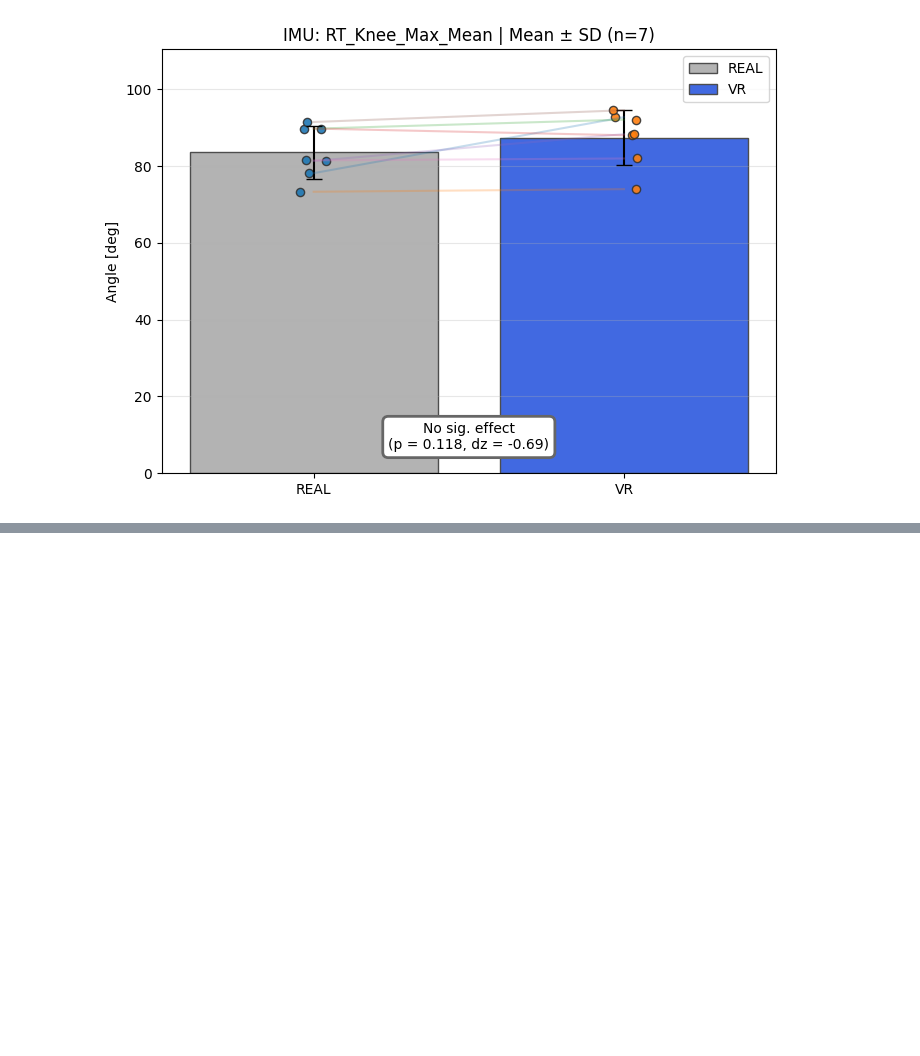
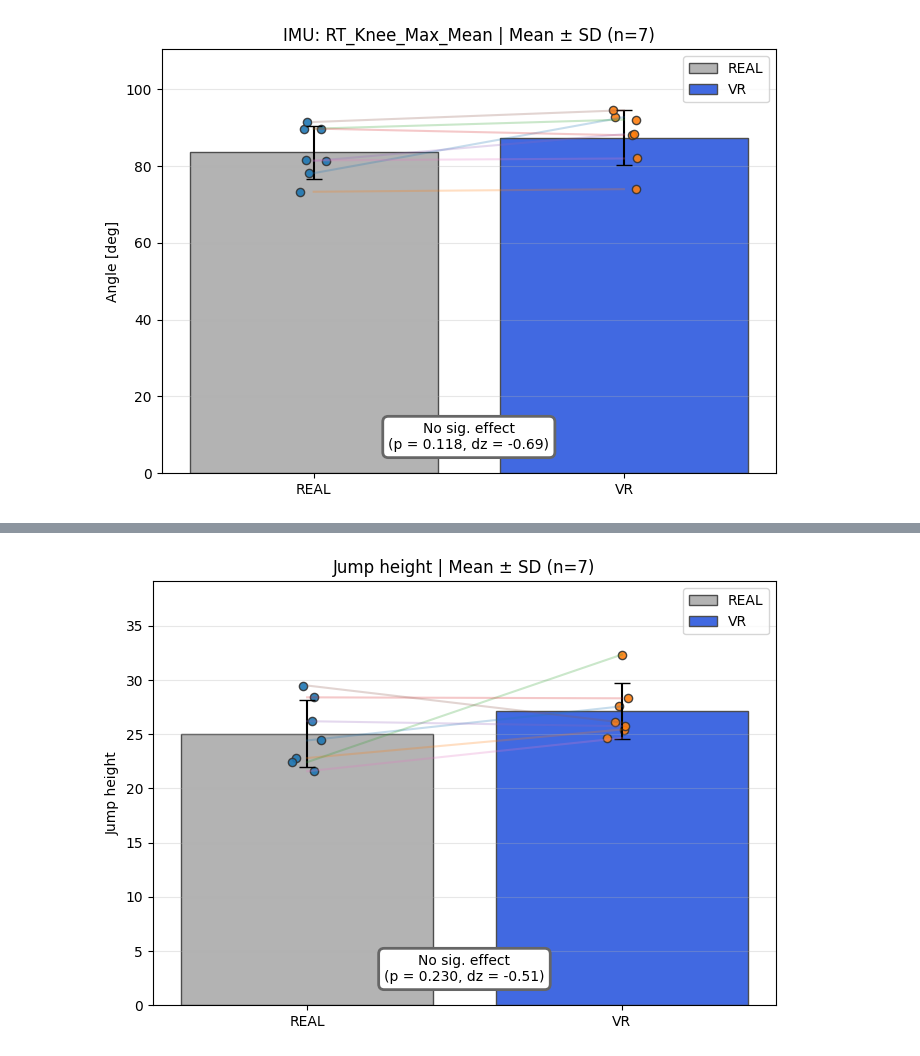
Before and after one commit to TillSchroeter/BA_Project, a Jupyter notebook: main_t-test.ipynb, the cells around one changed output, grey strips where cells are left out. Drawn from its saved outputs; the diff is of its cells as text; code cells hidden in the pictures; blank space fills up the shorter version.

Commit message:
t-test pictures

```diff
--- a/main_t-test.ipynb
+++ b/main_t-test.ipynb
@@ -633,3 +633,101 @@ IMU Paare: ['LT_Ankle_Max_Mean', 'LT_Hip_Max_Mean', 'LT_Knee_Max_Mean', 'RT_Ankl
 [figure]
 [figure]
 [figure]
+# %%
+#%% Paired t-test + Plot NUR für Sprunghöhe (aus Master_Table_for_T-Test_Complete.csv)
+
+import numpy as np
+import pandas as pd
+import matplotlib.pyplot as plt
+from scipy.stats import ttest_rel
+
+FILE = "Parameter_IMU/Master_Table_for_T-Test_Complete.csv"
+# zum Testen aus Upload:
+# FILE = "/mnt/data/Master_Table_for_T-Test_Complete.csv"
+
+df = pd.read_csv(FILE, sep=None, engine="python")
+
+# --------- Jump-Height REAL/VR Spalten automatisch finden ----------
+# Erwartet ein Paar mit "_REAL_" und "_VR_" im Namen und "jump height" / "sprunghöhe" drin
+def looks_like_jump_height(col: str) -> bool:
+    c = col.lower()
+    return (("jump" in c and "height" in c) or ("sprung" in c and ("höhe" in c or "hoehe" in c)) or ("sprungh" in c))
+
+real_candidates = [c for c in df.columns if "_REAL_" in c and looks_like_jump_height(c)]
+vr_candidates   = [c for c in df.columns if "_VR_"   in c and looks_like_jump_height(c)]
+
+if len(real_candidates) == 0 or len(vr_candidates) == 0:
+    print("❌ Konnte Jump-Height Spalten nicht automatisch finden.")
+    print("REAL-Kandidaten:", real_candidates)
+    print("VR-Kandidaten:", vr_candidates)
+    print("\n➡️ Bitte prüfe die Spaltennamen im DataFrame:")
+    print(df.columns.tolist())
+else:
+    # Wenn mehrere, nehmen wir das erste (meist gibt's nur eins)
+    col_real = real_candidates[0]
+    col_vr   = vr_candidates[0]
+
+    # Optional: check ob beide das gleiche "Base" haben
+    base_real = col_real.split("_REAL_")[0] + "_" + col_real.split("_REAL_")[1]
+    base_vr   = col_vr.split("_VR_")[0]     + "_" + col_vr.split("_VR_")[1]
+
+    print("✅ Jump Height Spalten gefunden:")
+    print("REAL:", col_real)
+    print("VR:  ", col_vr)
+
+    sub = df[[col_real, col_vr]].dropna()
+    r = sub[col_real].to_numpy(float)
+    v = sub[col_vr].to_numpy(float)
+
+    # --------- Stats ----------
+    t, p = ttest_rel(r, v)
+    diffs = r - v
+    dz = np.mean(diffs) / np.std(diffs, ddof=1) if len(diffs) > 1 and np.std(diffs, ddof=1) != 0 else np.nan
+
+    print(f"\nPaired t-test Jump Height (n={len(sub)}):")
+    print(f"t = {t:.3f}, df = {len(sub)-1}, p = {p:.3f}, Cohen's dz = {dz:.2f}")
+
+    # --------- Plot wie davor ----------
+    mean_r, sd_r = float(np.mean(r)), float(np.std(r, ddof=1))
+    mean_v, sd_v = float(np.mean(v)), float(np.std(v, ddof=1))
+
+    plt.figure(figsize=(7, 5))
+    x = np.array([0, 1])
+
+    plt.bar(x[0], mean_r, yerr=sd_r, capsize=6, color="0.7", edgecolor="0.3", label="REAL")
+    plt.bar(x[1], mean_v, yerr=sd_v, capsize=6, color="royalblue", edgecolor="0.3", label="VR")
+
+    # Punkte + gepaarte Linien
+    jitter = 0.05
+    xr = np.full_like(r, x[0], dtype=float) + np.random.uniform(-jitter, jitter, size=r.size)
+    xv = np.full_like(v, x[1], dtype=float) + np.random.uniform(-jitter, jitter, size=v.size)
+
+    for i in range(r.size):
+        plt.plot([x[0], x[1]], [r[i], v[i]], alpha=0.25)
+
+    plt.scatter(xr, r, alpha=0.9, s=35, edgecolor="0.2")
+    plt.scatter(xv, v, alpha=0.9, s=35, edgecolor="0.2")
+
+    plt.xticks(x, ["REAL", "VR"])
+    plt.ylabel("Jump height")  # wenn du Einheit kennst: z.B. "Jump height [m]" oder "[cm]"
+    plt.title(f"Jump height | Mean ± SD (n={len(sub)})")
+    plt.grid(True, axis="y", alpha=0.3)
+
+    msg = "Significant effect" if p < 0.05 else "No sig. effect"
+    y_min = min(0, min(np.min(r), np.min(v)) - max(sd_r, sd_v) * 2.0)
+    y_max = max(np.max(r), np.max(v)) + max(sd_r, sd_v) * 2.2
+    if y_max <= y_min:
+        y_max = y_min + 1
+
+    plt.ylim(y_min, y_max)
+    plt.text(
+        0.5, y_min + (y_max - y_min) * 0.05,
+        f"{msg}\n(p = {p:.3f}, dz = {dz:.2f})",
+        ha="center", va="bottom",
+        bbox=dict(boxstyle="round,pad=0.4", facecolor="white", edgecolor="0.4", linewidth=2)
+    )
+
+    plt.legend()
+    plt.tight_layout()
+    plt.show()
+# %% [output]
@@ -635,0 +740 @@ IMU Paare: ['LT_Ankle_Max_Mean', 'LT_Hip_Max_Mean', 'LT_Knee_Max_Mean', 'RT_Ankl
+[figure, added]
```
Also changed, not shown: parts of 1 cell of this notebook, 4 other files.
